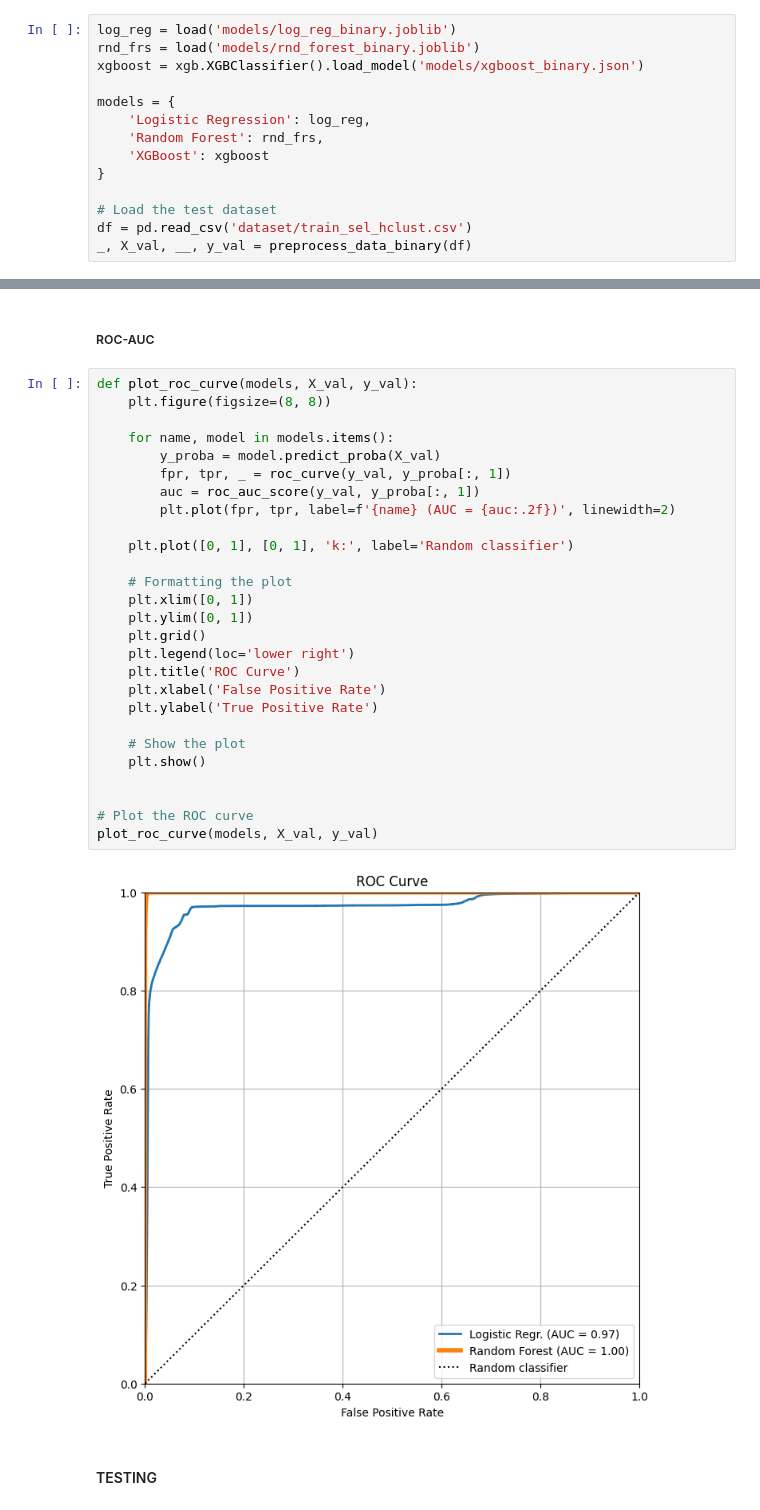
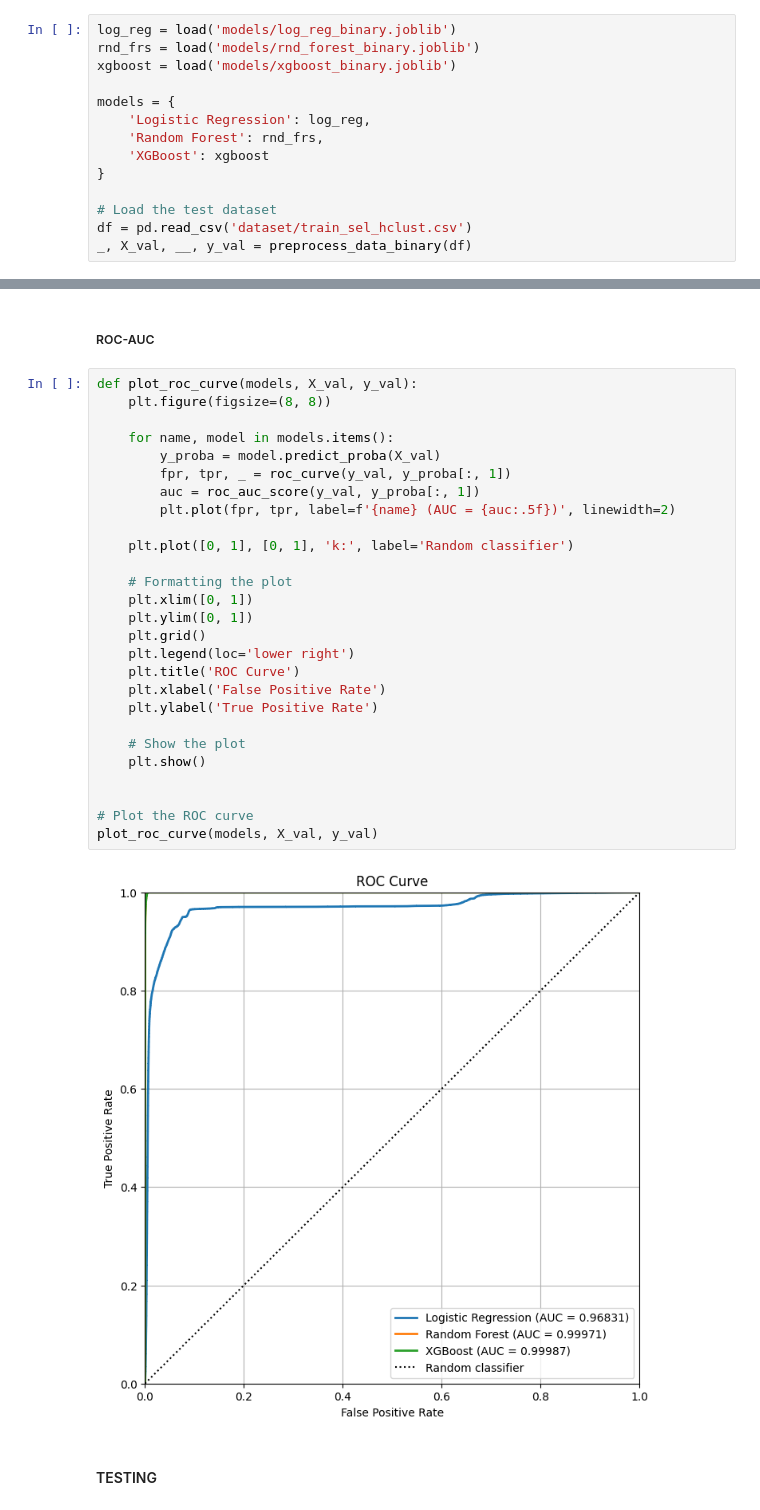
Before and after one commit to campanamattia/ai_for_security, a Jupyter notebook: notebook_edit.ipynb, the cells around one changed output, grey strips where cells are left out. Cells and saved outputs as stored; diff of their text form.

Commit message:
mod: compiled binary, missing description

```diff
--- a/notebook_edit.ipynb
+++ b/notebook_edit.ipynb
@@ -1715,7 +1727,7 @@ Fitting 5 folds for each of 108 candidates, totalling 540 fits
 # %%
 log_reg = load('models/log_reg_binary.joblib')
 rnd_frs = load('models/rnd_forest_binary.joblib')
-xgboost = xgb.XGBClassifier().load_model('models/xgboost_binary.json')
+xgboost = load('models/xgboost_binary.joblib')
 
 models = {
     'Logistic Regression': log_reg,
@@ -1752,32 +1764,32 @@ plt.show()
 # %%
 def plot_roc_curve(models, X_val, y_val):
     plt.figure(figsize=(8, 8))
 
     for name, model in models.items():
         y_proba = model.predict_proba(X_val)
         fpr, tpr, _ = roc_curve(y_val, y_proba[:, 1])
         auc = roc_auc_score(y_val, y_proba[:, 1])
-        plt.plot(fpr, tpr, label=f'{name} (AUC = {auc:.2f})', linewidth=2)
+        plt.plot(fpr, tpr, label=f'{name} (AUC = {auc:.5f})', linewidth=2)
 
     plt.plot([0, 1], [0, 1], 'k:', label='Random classifier')
 
     # Formatting the plot
     plt.xlim([0, 1])
     plt.ylim([0, 1])
     plt.grid()
     plt.legend(loc='lower right')
     plt.title('ROC Curve')
     plt.xlabel('False Positive Rate')
     plt.ylabel('True Positive Rate')
 
     # Show the plot
     plt.show()
 
 
 # Plot the ROC curve
 plot_roc_curve(models, X_val, y_val)
 # %% [output]
-[figure, old version]
+[figure, new version]
 # %% [markdown]
 #### TESTING
 # %%
```
Also changed, not shown: parts of 8 cells of this notebook, 2 other files.
